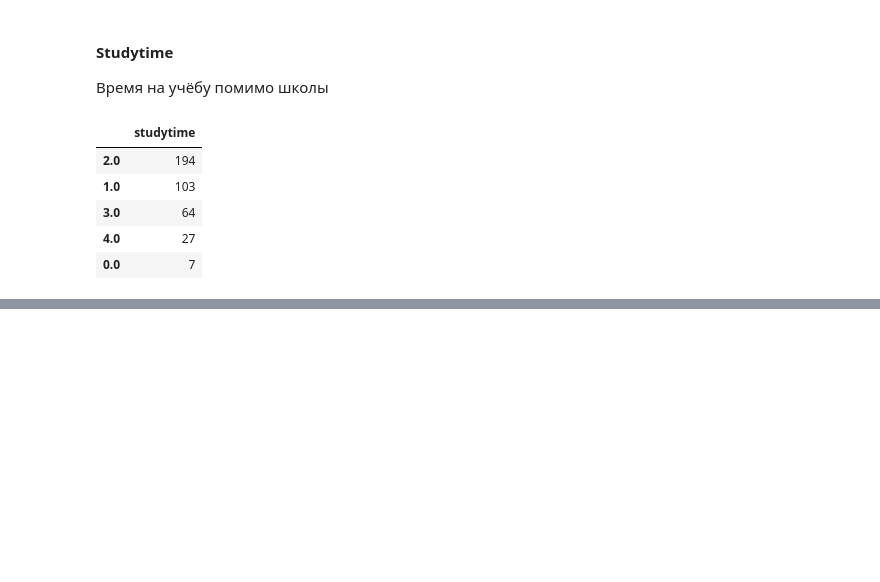
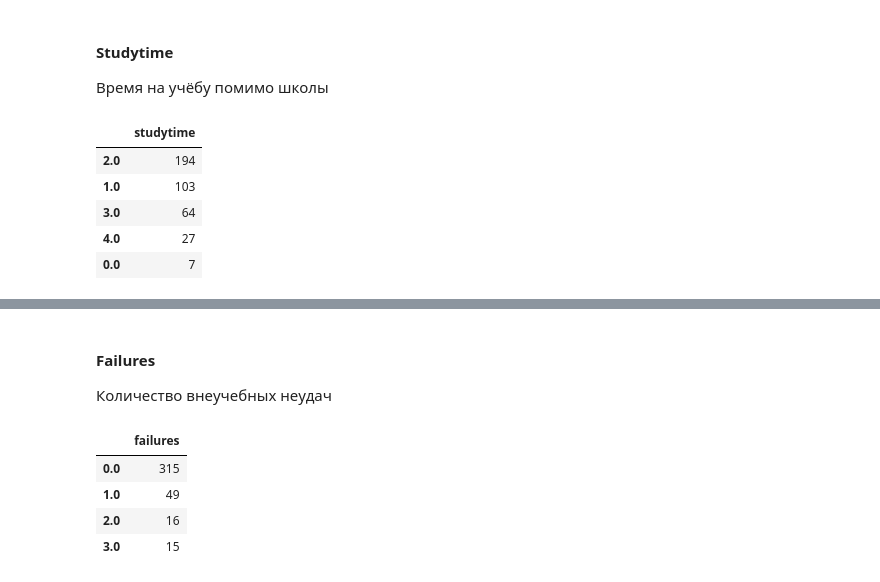
Before and after one commit to gdvnedu/SF, a Jupyter notebook: dst/module_2/project_2/stud_math/stud_math.ipynb, the cells around one changed output, grey strips where cells are left out. Saved outputs shown, nothing was run; the diff lists cells and outputs as text; code cells hidden in the pictures; blank space fills up the shorter version.

```diff
--- a/dst/module_2/project_2/stud_math/stud_math.ipynb
+++ b/dst/module_2/project_2/stud_math/stud_math.ipynb
@@ -507,0 +516,12 @@ sns.countplot(x='studytime', data=students)
+# %% [markdown]
+#### Failures
+Количество внеучебных неудач
+# %%
+students.failures = students.failures.apply(lambda x: 0.0 if math.isnan(x) else x)
+display(pd.DataFrame(students.failures.value_counts()))
+# %% [output]
+|  | failures |
+| 0.0 | 315 |
+| 1.0 | 49 |
+| 2.0 | 16 |
+| 3.0 | 15 |
```
Also changed, not shown: parts of 25 cells of this notebook.
